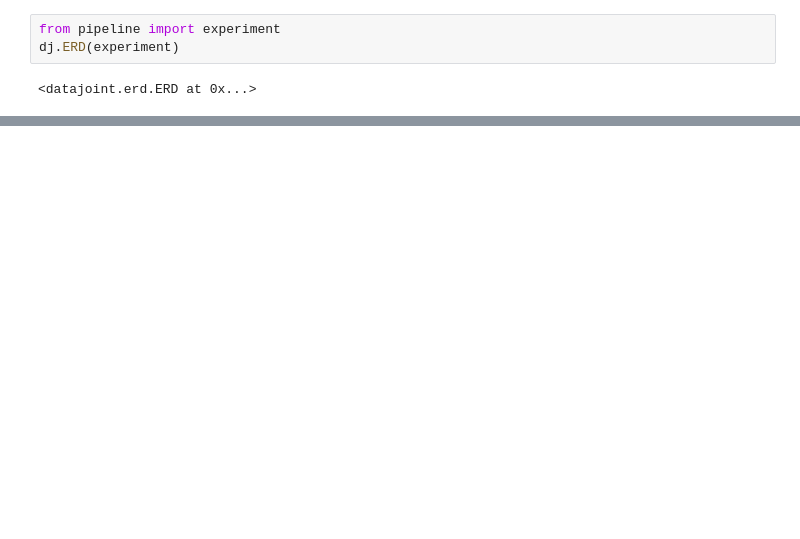
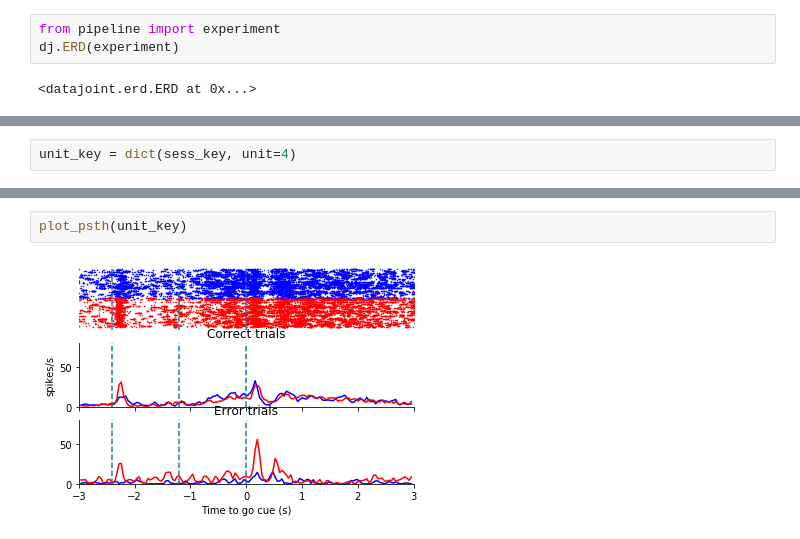
Before and after one commit to mesoscale-activity-map/map-ephys, a Jupyter notebook: notebook/new_psth.ipynb, the cells around one changed output, grey strips where cells are left out. Cells and saved outputs as stored; diff of their text form; blank space fills up the shorter version.

Commit message:
notebook/new_psth.ipynb: initial function/parameterizing of plot, cleanup notebook

```diff
--- a/notebook/new_psth.ipynb
+++ b/notebook/new_psth.ipynb
@@ -71 +67,3 @@ Sorted unit
+# %%
+unit_key = dict(sess_key, unit=4)
 # %%
@@ -181,0 +167,4 @@ for x in goodUnits.fetch('KEY')[0:50]:
+# %%
+plot_psth(unit_key)
+# %% [output]
+[figure, added]
```
Also changed, not shown: parts of 12 cells of this notebook.
